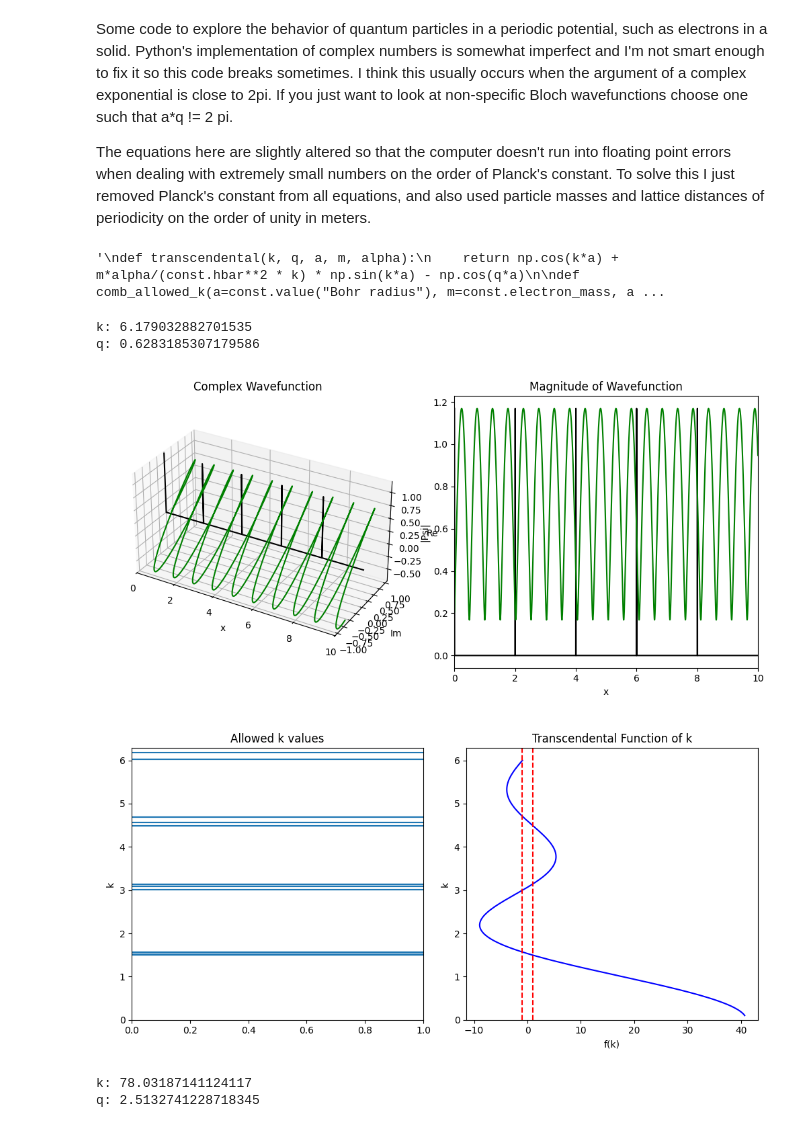
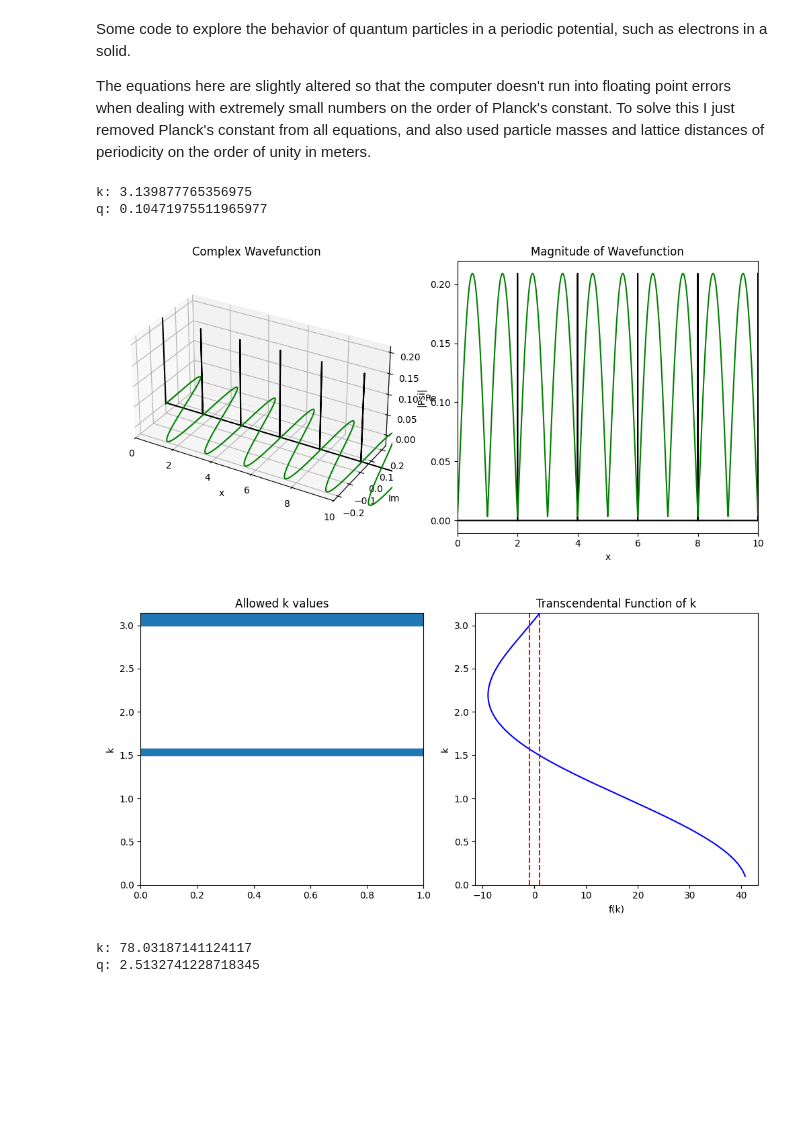
Before and after one commit to ForestTschirhart/quantum_visualizations, a Jupyter notebook: blochs_theorem.ipynb, the cells around one changed output. Cells and saved outputs as stored; diff of their text form; code cells hidden in the pictures; blank space fills up the shorter version.

Commit message:
fixed what I thought was numerical instability of complex numbers. Turns out the dirac comb solution given in Griffiths breaks under certain conditions, and you need to substitute a different equation for it.

```diff
--- a/blochs_theorem.ipynb
+++ b/blochs_theorem.ipynb
@@ -8,8 +8,7 @@ import scipy.constants as const
 from scipy.optimize import fsolve
 %matplotlib widget
 # %% [markdown]
-Some code to explore the behavior of quantum particles in a periodic potential, such as electrons in a solid. Python's implementation of complex numbers is somewhat imperfect and I'm not smart enough to fix it so this code breaks sometimes. I think this usually occurs when the argument of a complex exponential is close to 2pi. If you just want to look at non-specific Bloch wavefunctions choose one such that a*q != 2 pi.
-
+Some code to explore the behavior of quantum particles in a periodic potential, such as electrons in a solid.
 
 The equations here are slightly altered so that the computer doesn't run into floating point errors when dealing with extremely small numbers on the order of Planck's constant. To solve this I just removed Planck's constant from all equations, and also used particle masses and lattice distances of periodicity on the order of unity in meters.
 # %%
@@ -20,7 +19,7 @@ def transcendental(k, q, a, m, alpha):
     return np.cos(k*a) + m*alpha/k * np.sin(k*a) - np.cos(q*a)
 
 def plot_transcendental(a=0.5, m=2, alpha=10, top=50, ax=(None, 'Horizontal')):
-    k = np.linspace(0.1, int(top), 50*int(top))
+    k = np.linspace(0.1, top, 50*int(top))
     f_z = np.cos(k*a) + m*alpha/k * np.sin(k*a)
     if ax[0] == None:
         fig_trans, ax_trans = plt.subplots()
@@ -80,7 +79,10 @@ def comb_allowed_kq(a=0.5, m=2, alpha=10, N=5, want=10, step=None, plot=False):
 
 
 def comb_wf(x, a, k, q):
-    return np.sin(k*x) + np.exp(-1j*q*a)*np.sin(k*(a-x))
+    if np.isclose(k, q, atol=1E-4):  # Equation given in griffiths 5.24 breaks when k = q = integer*pi/a which happens at the top of each band
+        return np.sin(k*x)
+    else:
+        return np.sin(k*x) + np.exp(-1j*q*a)*np.sin(k*(a-x))
 
 
 def dirac_comb(a, alpha, N, grain=100):
@@ -126,53 +128,29 @@ def plot_wf(x, wf, potential=None, xlim=None):
         ax2.set_xlim(xlim)
         ax1.set_box_aspect([2, 1, 1])
     plt.show()
-# %%
-'''
-def transcendental(k, q, a, m, alpha):
-    return np.cos(k*a) + m*alpha/(const.hbar**2 * k) * np.sin(k*a) - np.cos(q*a)
-
-def comb_allowed_k(a=const.value("Bohr radius"), m=const.electron_mass, alpha=4, N=10**23, want=10, step=0.1):
-    found_kq_list = []
-    k_guess = step
-    while len(found_kq_list) < want:
-        for n in range(N):
-            q = 2*np.pi*n/(N*a)
-            k_found = fsolve(transcendental, k_guess, (q, a, m, alpha))
-            print(k_found[0])
-            print("err: ", transcendental(k_found[0], q, a, m, alpha))
-            found_kq_list.append([k_found[0], q])
-            if len(found_kq_list) >= want:
-                break
-        k_guess += step
-    return np.array(found_kq_list)
-
-print(comb_allowed_k())
-'''
-# %% [output]
-'\ndef transcendental(k, q, a, m, alpha):\n    return np.cos(k*a) + m*alpha/(const.hbar**2 * k) * np.sin(k*a) - np.cos(q*a)\n\ndef comb_allowed_k(a=const.value("Bohr radius"), m=const.electron_mass, a ...
 # %%
 ###Visualization###
 
 a=2     #lattice spacing (m)
 m=2     # mass of particle (kg) lol
 alpha=10    # strength of dirac comb potential (J?)
-N=5       # Number of lattice spikes
-i=20       # index of kq pair to visualize
+N=30       # Number of lattice spikes
+i=56       # index of kq pair to visualize
 top = i+2   # number of kq pairs for code to find
 x, comb = dirac_comb(a, alpha, N, grain=a*N*top)    # grain is x axis resolution,
                                                     # this expression gives a reasonable resolution for arbitrary N, a and i
 # print(comb)
 
 kq = comb_allowed_kq(a, m, alpha, N, want=top, plot=True)   # Solves transcendental equation to find kq pairs
 #print(kq)
 wf = comb_wf(x, a, kq[i,0], kq[i,1])
 print(f"k: {kq[i,0]} \nq: {kq[i,1]}")                   # prints selected values of k and associated q to visualize
 plot_wf(x, wf, comb, xlim=(0, a*5))                   # plots wavefunction and potential in complex space and magnitude space
 # %% [output]
-k: 6.179032882701535
-q: 0.6283185307179586
+k: 3.139877765356975
+q: 0.10471975511965977
-[figure, old version]
+[figure, new version]
-[figure, old version]
+[figure, new version]
 # %%
 a=2
 m=2
```
